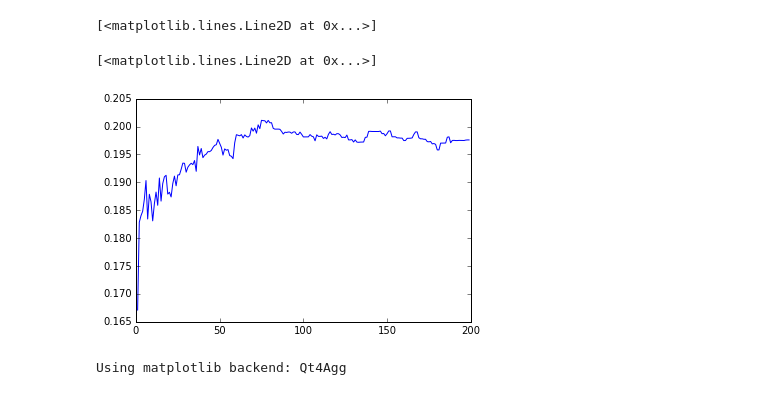
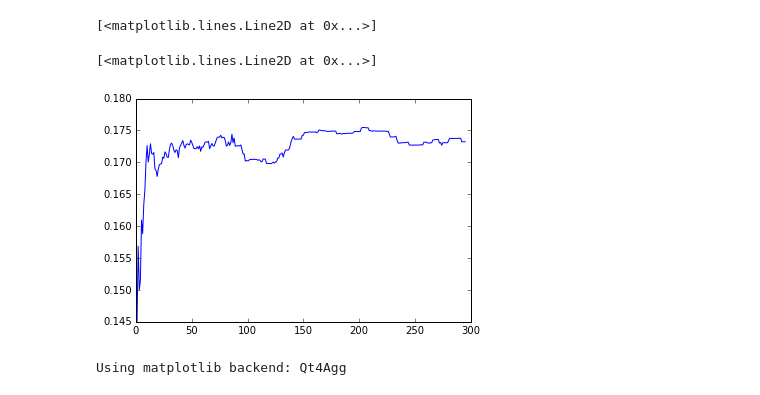
Before and after one commit to kirivasile/lambdamart, a Jupyter notebook: LambdaMART.ipynb, the cells around one changed output. Cells and saved outputs as stored; diff of their text form; code cells hidden in the pictures.

```diff
--- a/LambdaMART.ipynb
+++ b/LambdaMART.ipynb
@@ -424,15 +402,23 @@ with open('results_fs_200.txt','r+') as fin:
         #print tokens[1][:-1]
         #print tokens[3][:-1]
         #print tokens[5]
+# %%
+# Откроём сохранённые результаты no_fs
+with open('results_no_fs_300.txt','r+') as fin:
+    results_buf1 = []
+    lines = fin.readlines()
+    for line in lines:
+        tokens = line.split(' ')
+        results_buf2.append((int(tokens[1][:-1]), float(tokens[3][:-1]), float(tokens[5])))
 # %%
-axis_x1 = map(lambda x: x[0], results_buf1)
-train_y1 = map(lambda x: x[1], results_buf1)
-test_y1 = map(lambda x: x[2], results_buf1)
+axis_x1 = map(lambda x: x[0], results_buf2)[1:]
+train_y1 = map(lambda x: x[1], results_buf2)[1:]
+test_y1 = map(lambda x: x[2], results_buf2)[1:]
 #pylab.plot(axis_x, train_y)
 pylab.plot(axis_x1, test_y1)
 # %% [output]
 [<matplotlib.lines.Line2D at 0x...>]
-[figure, old version]
+[figure, new version]
 # %%
 %matplotlib auto
 # %% [output]
```
Also changed, not shown: parts of 1 cell of this notebook.
